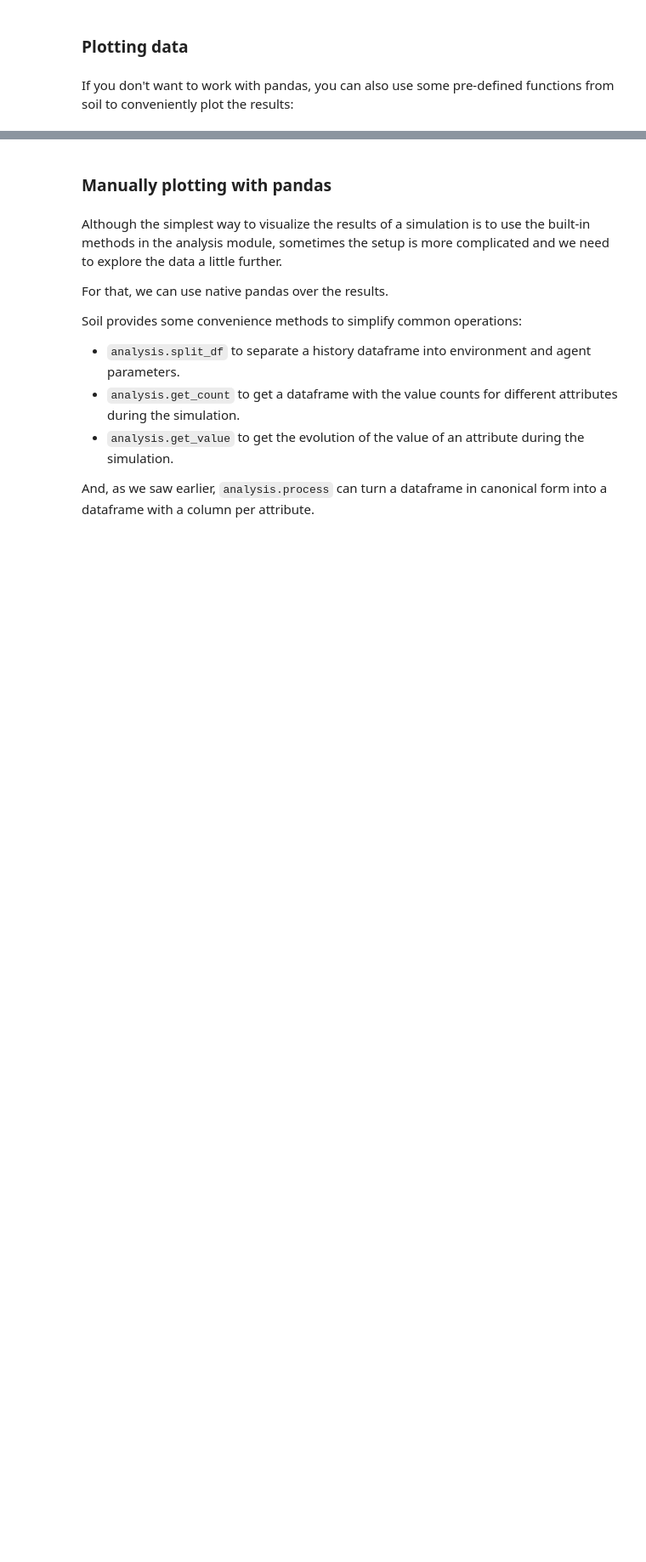
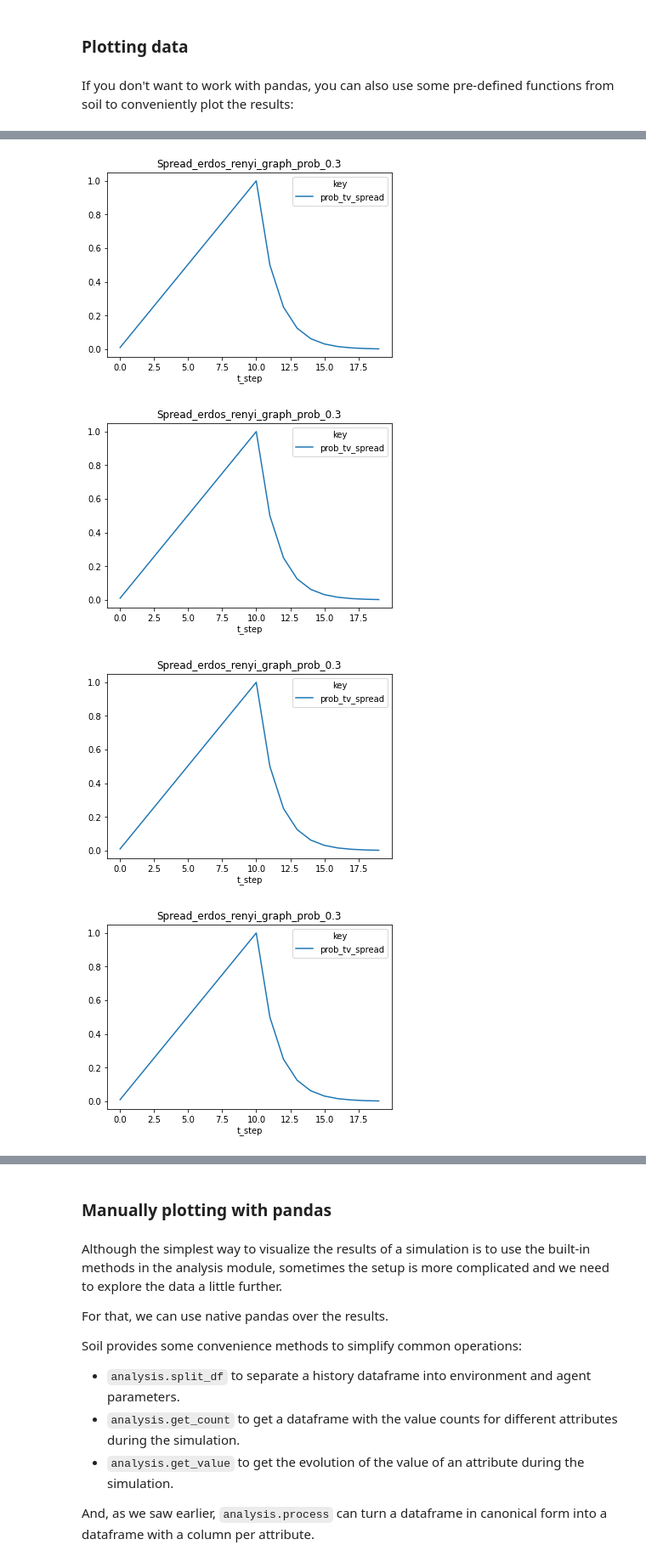
Before and after one commit to gsi-upm/soil, a Jupyter notebook: examples/tutorial/soil_tutorial.ipynb, the cells around one changed output, grey strips where cells are left out. Shown at 85% size. Drawn from its saved outputs; the diff is of its cells as text; code cells hidden in the pictures; blank space fills up the shorter version.

```diff
--- a/examples/tutorial/soil_tutorial.ipynb
+++ b/examples/tutorial/soil_tutorial.ipynb
@@ -344,2 +489,7 @@ plot_all('soil_output/Spread_barabasi*', get_count, 'id');
 # %%
-plot_all('soil_output/Spread_erdos*', get_value, 'prob_tv_spread');
+analysis.plot_all('soil_output/Spread_erdos*', analysis.get_value, 'prob_tv_spread');
+# %% [output]
+[figure, added]
+[figure, added]
+[figure, added]
+[figure, added]
```
Also changed, not shown: parts of 46 cells of this notebook, 28 other files.
